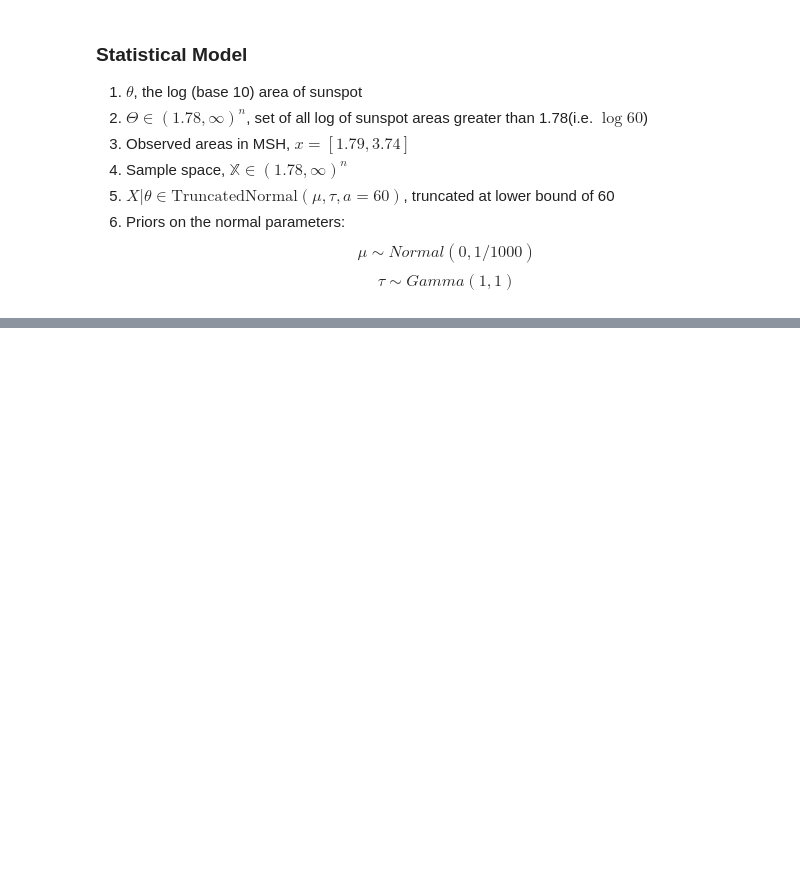
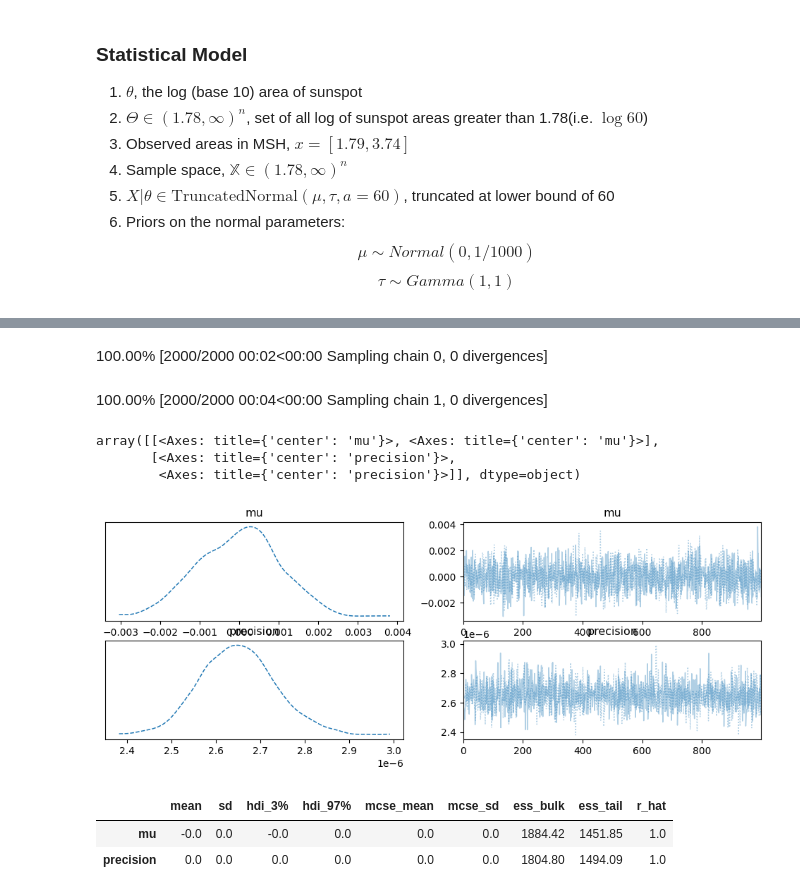
Before and after one commit to Raghuram-Veeramallu/Area-distribution-of-Sunspots, a Jupyter notebook: Project3_Group3_Data.ipynb, the cells around one changed output, grey strips where cells are left out. Cells and saved outputs as stored; diff of their text form; code cells hidden in the pictures; blank space fills up the shorter version.

Commit message:
Attempt at using LogNormal (incorrect)

```diff
--- a/Project3_Group3_Data.ipynb
+++ b/Project3_Group3_Data.ipynb
@@ -174,3 +176,17 @@ ax.plot()
 4. Sample space, $\mathbb{X} \in (1.78, \infty)^{n}$
 5. $X|\theta \in \mathrm{TruncatedNormal}(\mu,\tau,a=60)$, truncated at lower bound of 60
 6. Priors on the normal parameters: $$\mu\sim Normal(0,1/1000)$$ $$\tau\sim Gamma(1,1)$$
+# %%
+with pm.Model() as model:
+  #data
+  x = pm.MutableData("observed area",whole_trunc)
+
+  #priors
+  precision = pm.Gamma("precision",1,1)
+  mu = pm.Normal("mu",0,1/1000)
+
+  norm = pm.Normal.dist(mu=mu,tau=precision)
+  #likelihood
+  Y = pm.Truncated("area",dist=norm,lower=60,observed=x)
+
+pm.model_to_graphviz(model)
@@ -176,0 +195,19 @@ ax.plot()
+# %%
+with model:
+  trace = pm.sample(1000,random_seed=314159)
+# %% [output]
+100.00% [2000/2000 00:02<00:00 Sampling chain 0, 0 divergences]
+100.00% [2000/2000 00:04<00:00 Sampling chain 1, 0 divergences]
+# %%
+az.plot_trace(trace,combined=True)
+# %% [output]
+array([[<Axes: title={'center': 'mu'}>, <Axes: title={'center': 'mu'}>],
+       [<Axes: title={'center': 'precision'}>,
+        <Axes: title={'center': 'precision'}>]], dtype=object)
+[figure, added]
+# %%
+az.summary(trace,round_to=2)
+# %% [output]
+|  | mean | sd | hdi_3% | hdi_97% | mcse_mean | mcse_sd | ess_bulk | ess_tail | r_hat |
+| mu | -0.0 | 0.0 | -0.0 | 0.0 | 0.0 | 0.0 | 1884.42 | 1451.85 | 1.0 |
+| precision | 0.0 | 0.0 | 0.0 | 0.0 | 0.0 | 0.0 | 1804.80 | 1494.09 | 1.0 |
```
Also changed, not shown: parts of 5 cells of this notebook.
